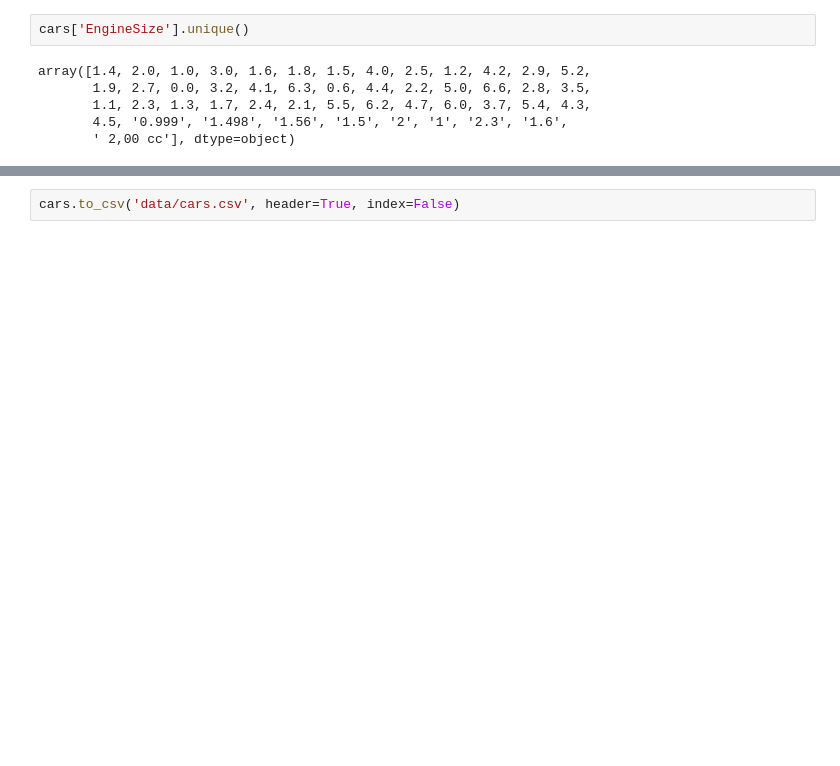
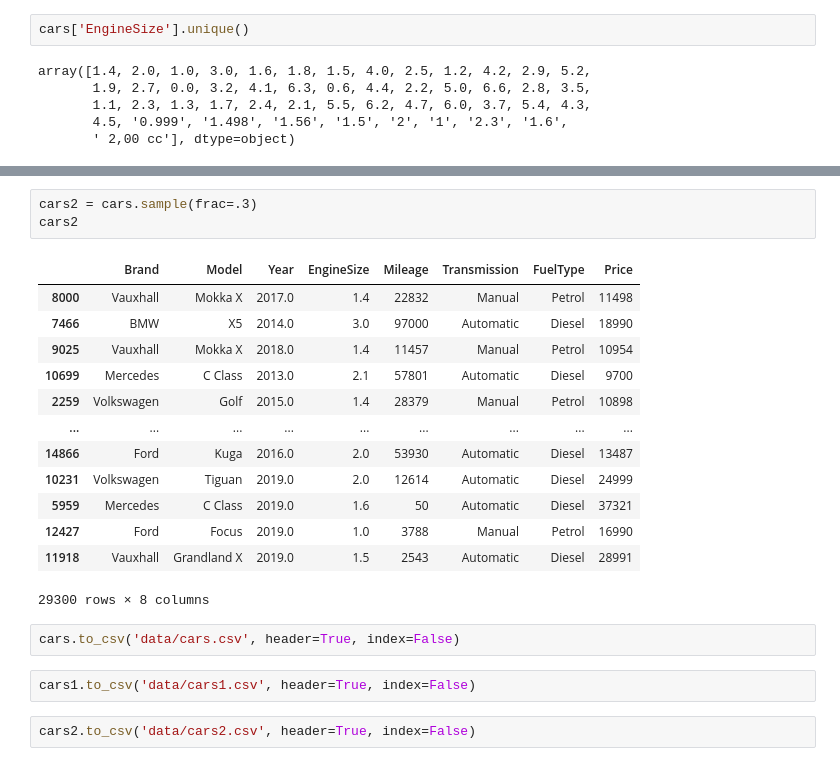
Before and after one commit to santhart97/The_right_offer, a Jupyter notebook: Preparing Data.ipynb, the cells around one changed output, grey strips where cells are left out. Cells and saved outputs as stored; diff of their text form; blank space fills up the shorter version.

```diff
--- a/Preparing Data.ipynb
+++ b/Preparing Data.ipynb
@@ -426,2 +465,23 @@ array([1.4, 2.0, 1.0, 3.0, 1.6, 1.8, 1.5, 4.0, 2.5, 1.2, 4.2, 2.9, 5.2,
+# %%
+cars2 = cars.sample(frac=.3)
+cars2
+# %% [output]
+|  | Brand | Model | Year | EngineSize | Mileage | Transmission | FuelType | Price |
+| 8000 | Vauxhall | Mokka X | 2017.0 | 1.4 | 22832 | Manual | Petrol | 11498 |
+| 7466 | BMW | X5 | 2014.0 | 3.0 | 97000 | Automatic | Diesel | 18990 |
+| 9025 | Vauxhall | Mokka X | 2018.0 | 1.4 | 11457 | Manual | Petrol | 10954 |
+| 10699 | Mercedes | C Class | 2013.0 | 2.1 | 57801 | Automatic | Diesel | 9700 |
+| 2259 | Volkswagen | Golf | 2015.0 | 1.4 | 28379 | Manual | Petrol | 10898 |
+| ... | ... | ... | ... | ... | ... | ... | ... | ... |
+| 14866 | Ford | Kuga | 2016.0 | 2.0 | 53930 | Automatic | Diesel | 13487 |
+| 10231 | Volkswagen | Tiguan | 2019.0 | 2.0 | 12614 | Automatic | Diesel | 24999 |
+| 5959 | Mercedes | C Class | 2019.0 | 1.6 | 50 | Automatic | Diesel | 37321 |
+| 12427 | Ford | Focus | 2019.0 | 1.0 | 3788 | Manual | Petrol | 16990 |
+| 11918 | Vauxhall | Grandland X | 2019.0 | 1.5 | 2543 | Automatic | Diesel | 28991 |
+29300 rows × 8 columns
 # %%
 cars.to_csv('data/cars.csv', header=True, index=False)
+# %%
+cars1.to_csv('data/cars1.csv', header=True, index=False)
+# %%
+cars2.to_csv('data/cars2.csv', header=True, index=False)
```
Also changed, not shown: parts of 5 cells of this notebook, 6 other files.
